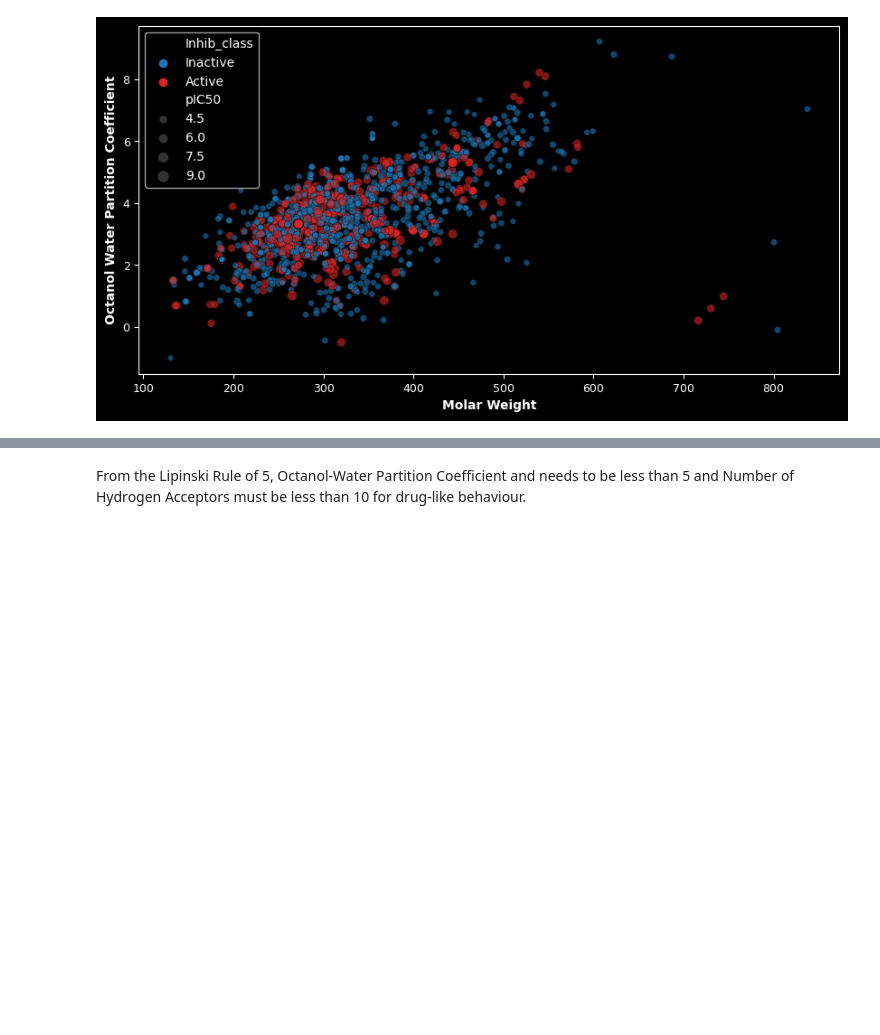
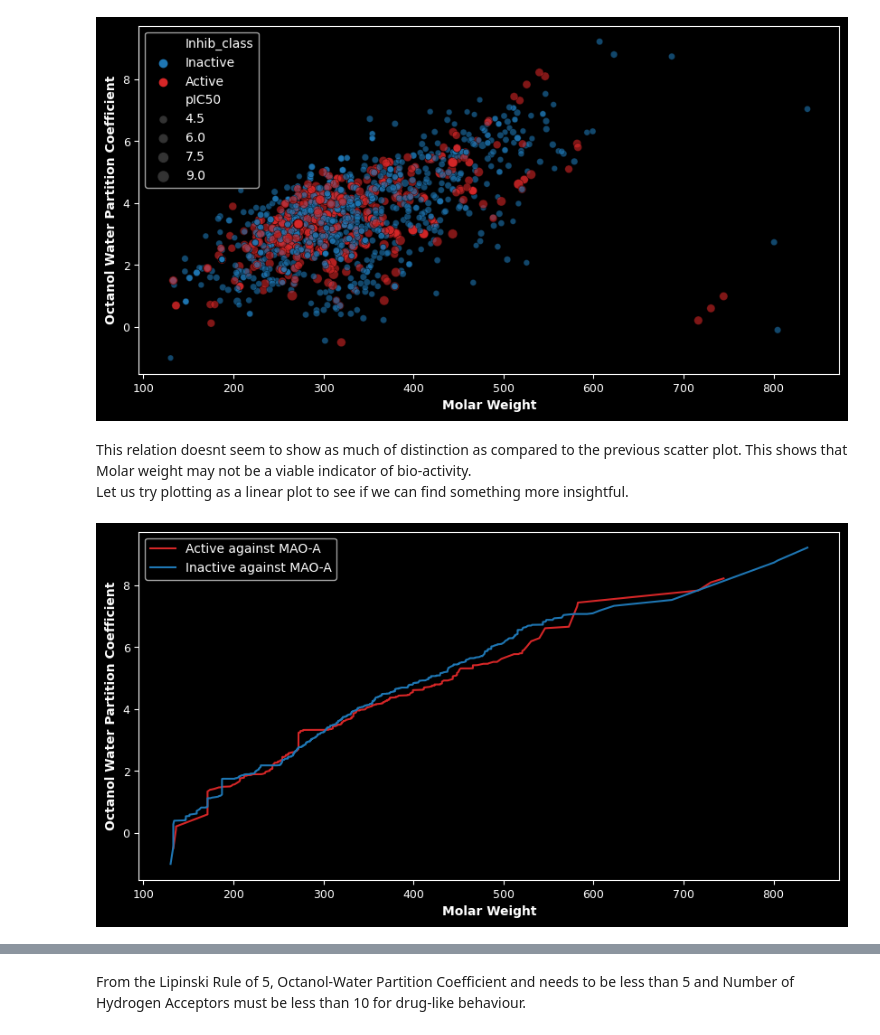
Before and after one commit to Diacod-I/BourneToKill, a Jupyter notebook: BioInfo.ipynb, the cells around one changed output, grey strips where cells are left out. Cells and saved outputs as stored; diff of their text form; code cells hidden in the pictures; blank space fills up the shorter version.

```diff
--- a/BioInfo.ipynb
+++ b/BioInfo.ipynb
@@ -811,4 +827,20 @@ plt.legend()
 plt.show()
 # %% [output]
 [figure]
+# %% [markdown]
+This relation doesnt seem to show as much of distinction as compared to the previous scatter plot. This shows that Molar weight may not be a viable indicator of bio-activity.<br>Let us try plotting as a linear plot to see if we can find something more insightful.
+# %%
+mwr = sorted(np.array(binary.loc[binary['Inhib_class'] == 'Active']['MW']))
+octlogr = sorted(np.array(binary.loc[binary['Inhib_class'] == 'Active']['LogP']))
+mwb = sorted(np.array(binary.loc[binary['Inhib_class'] == 'Inactive']['MW']))
+octlogb = sorted(np.array(binary.loc[binary['Inhib_class'] == 'Inactive']['LogP']))
+plt.figure(figsize=(10,5))
+plt.plot(mwr,octlogr,color='tab:red',label='Active against MAO-A')
+plt.plot(mwb,octlogb,color='tab:blue',label='Inactive against MAO-A')
+plt.xlabel('Molar Weight',fontsize=10,fontweight='bold'),plt.ylabel('Octanol Water Partition Coefficient',fontsize=10,fontweight='bold')
+plt.tick_params(labelsize=9)
+plt.legend()
+plt.show()
+# %% [output]
+[figure, added]
 # %% [markdown]
```
Also changed, not shown: parts of 17 cells of this notebook.
